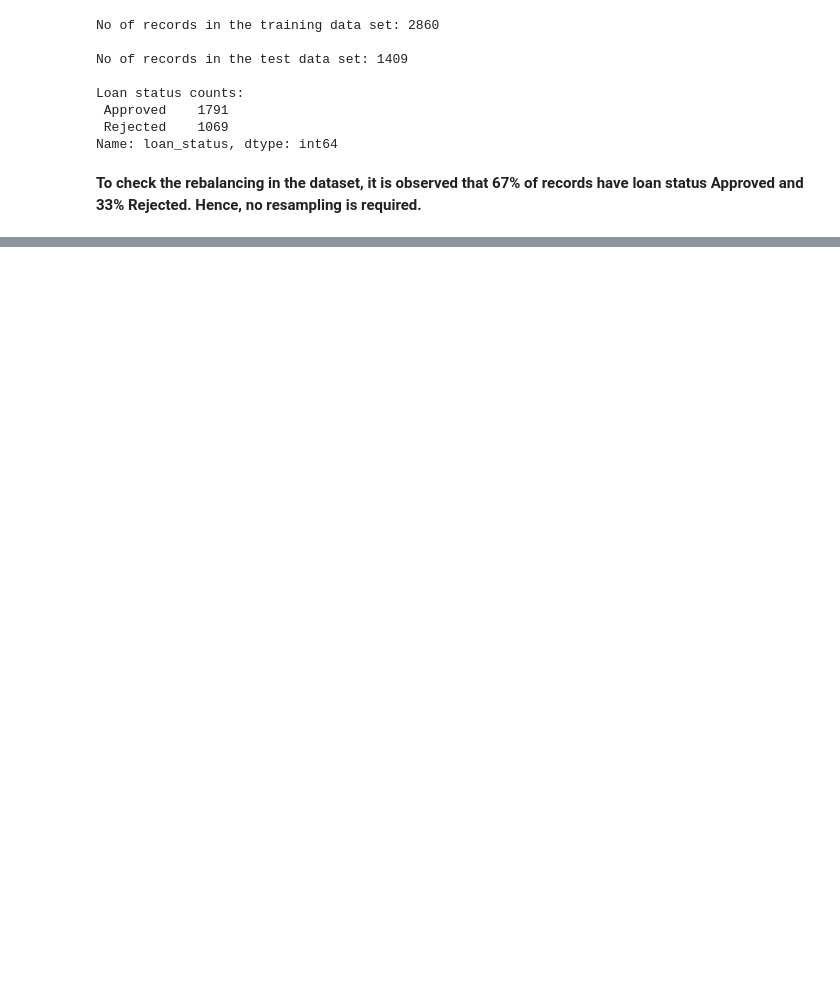
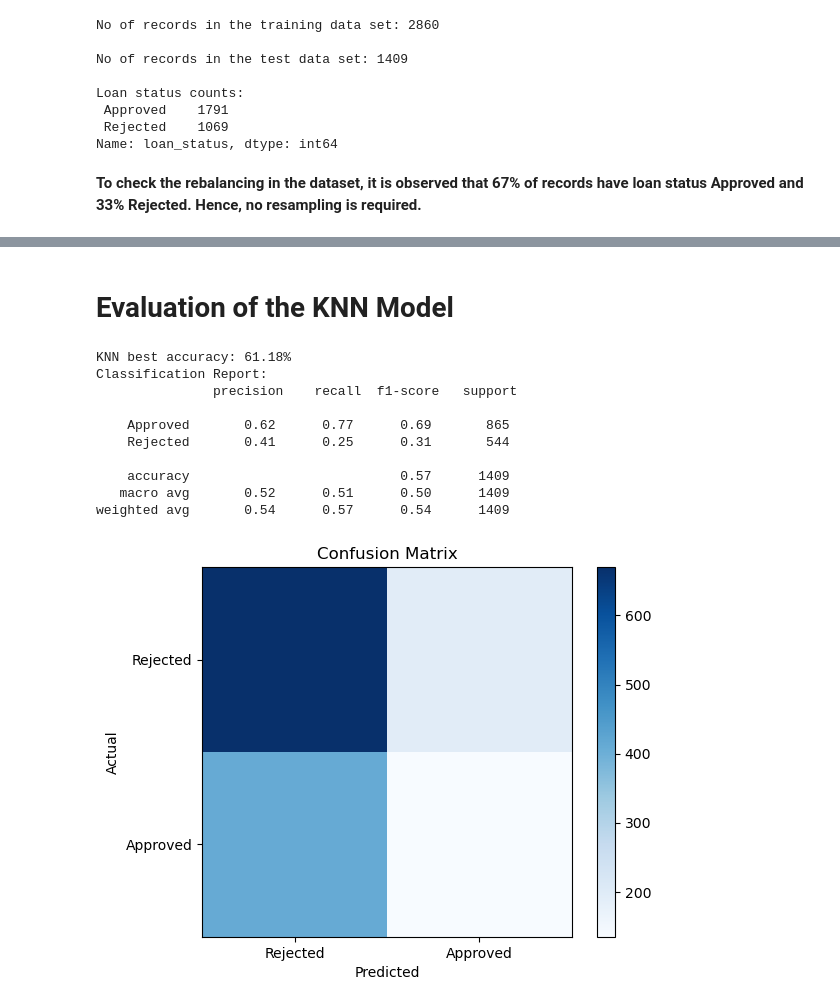
Before and after one commit to landonpadg/Team-3-Loan-Predictions, a Jupyter notebook: LoanApprovalPrediction_FinalProject.ipynb, the cells around one changed output, grey strips where cells are left out. Saved outputs shown, nothing was run; the diff lists cells and outputs as text; code cells hidden in the pictures; blank space fills up the shorter version.

```diff
--- a/LoanApprovalPrediction_FinalProject.ipynb
+++ b/LoanApprovalPrediction_FinalProject.ipynb
@@ -367,0 +545,30 @@ Name: loan_status, dtype: int64
+# %% [markdown]
+# Evaluation of the KNN Model
+# %%
+#accuracy is plotted
+best_accuracy = max(accuracy_scores)
+print("KNN best accuracy: {:.2f}%".format(best_accuracy * 100))
+
+print("Classification Report:\n", classification_report(y_test, y_pred))
+
+conf_matrix = confusion_matrix(y_test, y_pred)
+plt.imshow(conf_matrix, cmap=plt.cm.Blues, interpolation='nearest')
+plt.title("Confusion Matrix")
+plt.colorbar()
+plt.xticks([0, 1], ['Rejected', 'Approved'])
+plt.yticks([0, 1], ['Rejected', 'Approved'])
+plt.xlabel("Predicted")
+plt.ylabel("Actual")
+plt.show()
+# %% [output]
+KNN best accuracy: 61.18%
+Classification Report:
+               precision    recall  f1-score   support
+
+    Approved       0.62      0.77      0.69       865
+    Rejected       0.41      0.25      0.31       544
+
+    accuracy                           0.57      1409
+   macro avg       0.52      0.51      0.50      1409
+weighted avg       0.54      0.57      0.54      1409
+[figure, added]
```
Also changed, not shown: parts of 24 cells of this notebook.
